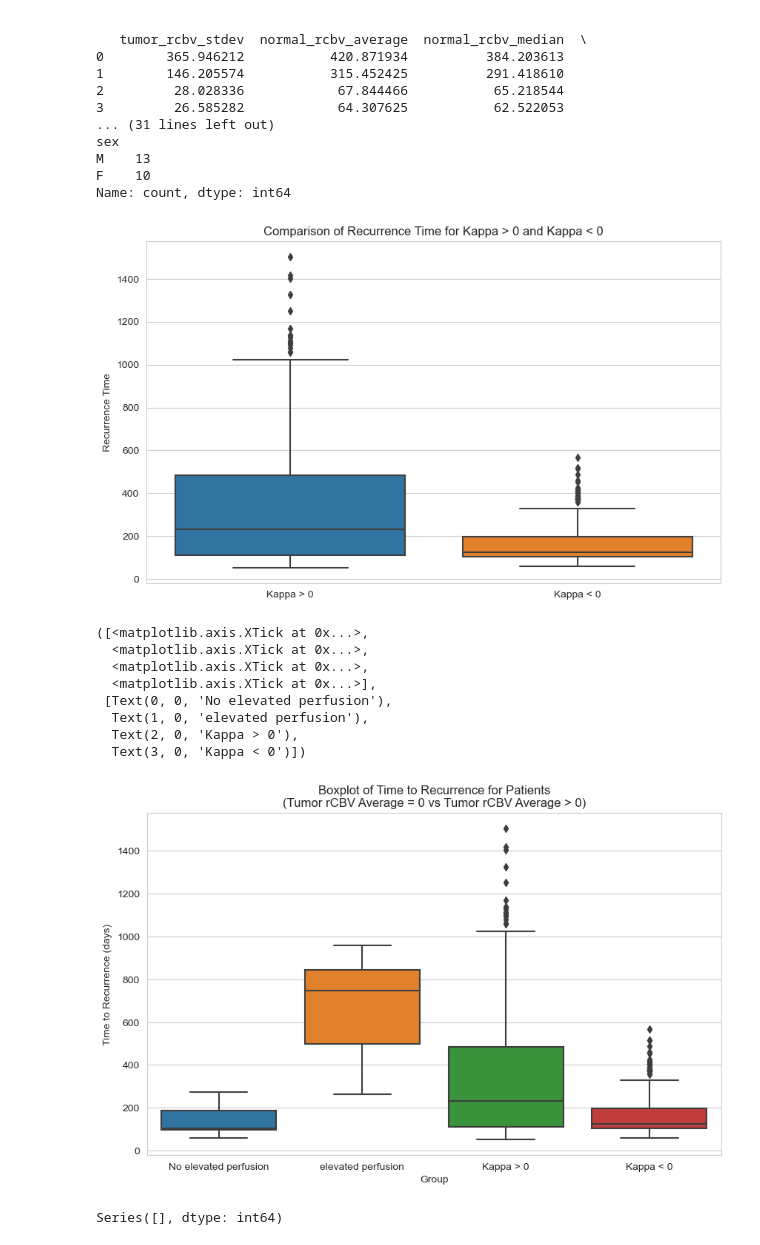
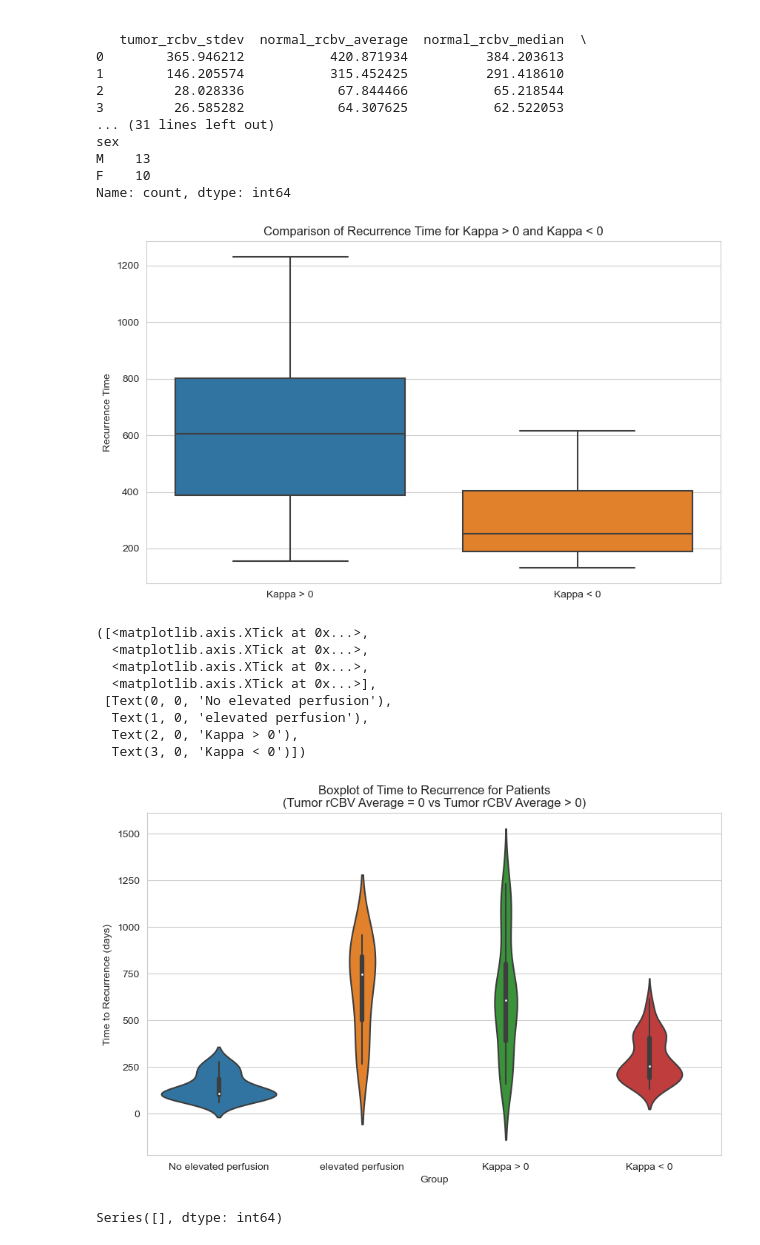
Before and after one commit to sisyga/biolgca, a Jupyter notebook: rec_time_data.ipynb, the cells around one changed output. Drawn from its saved outputs; the diff is of its cells as text; code cells hidden in the pictures.

Commit message:
data analysis recurrence time data set 2

```diff
--- a/rec_time_data.ipynb
+++ b/rec_time_data.ipynb
@@ -61,24 +61,28 @@ Name: count, dtype: int64
 # Load the second dataset
 treatment_data_path = 'treatment.csv'
 treatment_data = pd.read_csv(treatment_data_path)
+# %%
+treatment_data['rectime_days'] = treatment_data['rectime'] * 1.083  # calculated from experimental data
 # %%
-# Filtering the data into two groups based on kappa
-group1_kappa_positive = treatment_data[treatment_data['kappa'] > 0]['rectime']
-group2_kappa_negative = treatment_data[treatment_data['kappa'] < 0]['rectime']
+# Filtering the data into two groups based on kappa. also make sure that r_d = 0.25
+group1_kappa_positive = treatment_data[(treatment_data['kappa'] > 0) & (treatment_data['r_d'] == 0.25)]['rectime_days']
+group2_kappa_negative = treatment_data[(treatment_data['kappa'] < 0) & (treatment_data['r_d'] == 0.25)]['rectime_days']
+# group1_kappa_positive = treatment_data[treatment_data['kappa'] > 0 & treatment_data['r_d'] == 0.25]['rectime_days']
+# group2_kappa_negative = treatment_data[treatment_data['kappa'] < 0 & treatment_data['r_d'] == 0.25]['rectime_days']
 
 # Preparing the data for plotting
 boxplot_data_kappa = [group1_kappa_positive, group2_kappa_negative]
 labels_kappa = ['Kappa > 0', 'Kappa < 0']
 
 # Creating the boxplot
 plt.figure(figsize=(10, 6))
 sns.boxplot(data=boxplot_data_kappa)
 plt.xticks([0, 1], labels_kappa)
 plt.title('Comparison of Recurrence Time for Kappa > 0 and Kappa < 0')
 plt.ylabel('Recurrence Time')
 plt.show()
 # %% [output]
-[figure, old version]
+[figure, new version]
 # %%
 data_for_boxplot = [patient_data[patient_data['elevated_perfusion'] == 0]['days_used_for_calculation'],
                     patient_data[patient_data['elevated_perfusion'] == 1]['days_used_for_calculation']]
@@ -86,7 +90,7 @@ data_for_boxplot = [patient_data[patient_data['elevated_perfusion'] == 0]['days_
 labels_rcbv = ['No elevated perfusion', 'elevated perfusion']
 # plot all boxplots in the same axes
 plt.figure(figsize=(10, 6))
-sns.boxplot(data=data_for_boxplot+boxplot_data_kappa)
+sns.violinplot(data=data_for_boxplot+boxplot_data_kappa)
 plt.title('Boxplot of Time to Recurrence for Patients\n(Tumor rCBV Average = 0 vs Tumor rCBV Average > 0)')
 plt.xlabel('Group')
 plt.ylabel('Time to Recurrence (days)')
@@ -100,7 +104,7 @@ plt.xticks([0, 1, 2, 3], labels_rcbv+labels_kappa)
   Text(1, 0, 'elevated perfusion'),
   Text(2, 0, 'Kappa > 0'),
   Text(3, 0, 'Kappa < 0')])
-[figure, old version]
+[figure, new version]
 # %%
 # Preprocess the data for Random Forest classification
 from sklearn.model_selection import train_test_split
```
